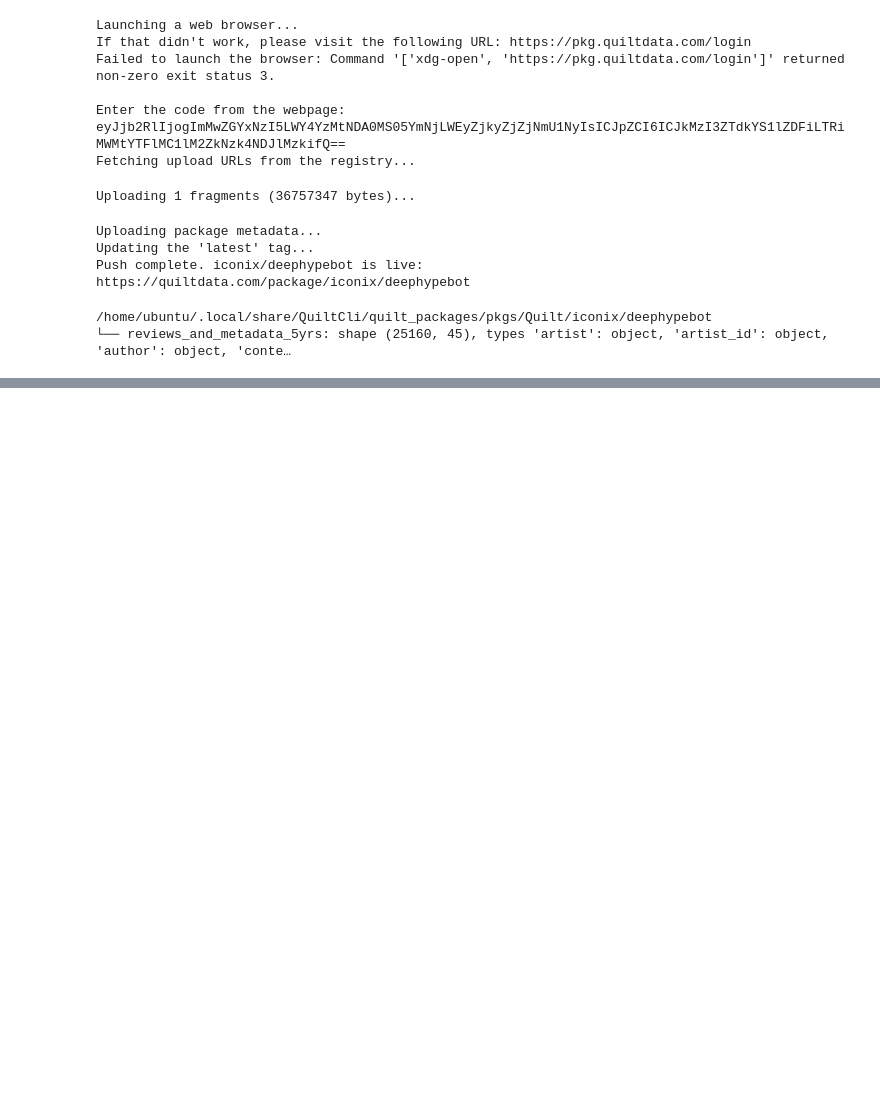
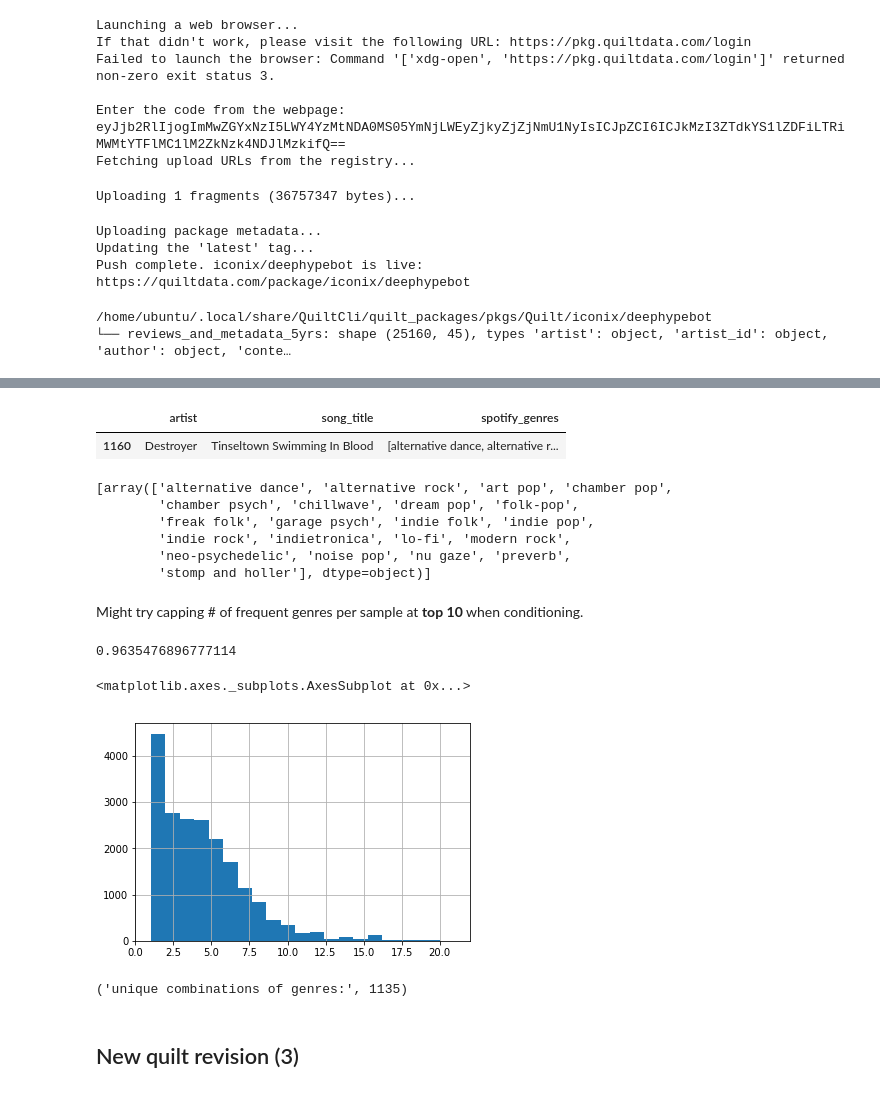
Before and after one commit to iconix/openai, a Jupyter notebook: nbs/quilt.ipynb, the cells around one changed output, grey strips where cells are left out. Drawn from its saved outputs; the diff is of its cells as text; code cells hidden in the pictures; blank space fills up the shorter version.

Commit message:
Quilt revision3 update

```diff
--- a/nbs/quilt.ipynb
+++ b/nbs/quilt.ipynb
@@ -100,0 +445,3 @@ quilt.inspect(pkg_name)
+# %%
+reviews_5yrs_df = reviews_5yrs_df.drop(genreless_df.index)
+reviews_5yrs_df.head()
@@ -100,0 +456,5 @@ quilt.inspect(pkg_name)
+# %%
+c1 = Counter([g for gg in reviews_5yrs_df.spotify_genres for g in gg])
+freq_genres = Counter({k:v for (k,v) in c1.items() if v >= freq_threshold})
+genre_present = reviews_5yrs_df.apply(lambda x: pd.Series(x.spotify_genres).isin(np.array(list(freq_genres.keys()))).any(), axis=1)
+genre_present.value_counts()
@@ -100,0 +497,2 @@ quilt.inspect(pkg_name)
+# %%
+reviews_5yrs_df.spotify_genres = reviews_5yrs_df.apply(lambda x: np.array(pd.Series(x.spotify_genres).where(pd.Series(x.spotify_genres).isin(np.array(list(freq_genres.keys())))).dropna()), axis=1)
@@ -100,0 +501,3 @@ quilt.inspect(pkg_name)
+# %%
+num_genres_per = reviews_5yrs_df.spotify_genres.apply(len)
+list(zip(range(1, len(num_genres_per.value_counts()) + 1), num_genres_per.value_counts(), num_genres_per.value_counts() / sum(num_genres_per.value_counts())))
@@ -100,0 +522,35 @@ quilt.inspect(pkg_name)
+# %%
+reviews_5yrs_df.loc[reviews_5yrs_df.spotify_genres.apply(lambda x: len(x) == 21)][['artist', 'song_title', 'spotify_genres']]
+# %% [output]
+|  | artist | song_title | spotify_genres |
+| 1160 | Destroyer | Tinseltown Swimming In Blood | [alternative dance, alternative r... |
+# %%
+list(reviews_5yrs_df.loc[reviews_5yrs_df.spotify_genres.apply(lambda x: len(x) == 21), 'spotify_genres'])
+# %% [output]
+[array(['alternative dance', 'alternative rock', 'art pop', 'chamber pop',
+        'chamber psych', 'chillwave', 'dream pop', 'folk-pop',
+        'freak folk', 'garage psych', 'indie folk', 'indie pop',
+        'indie rock', 'indietronica', 'lo-fi', 'modern rock',
+        'neo-psychedelic', 'noise pop', 'nu gaze', 'preverb',
+        'stomp and holler'], dtype=object)]
+# %% [markdown]
+Might try capping # of frequent genres per sample at **top 10** when conditioning.
+# %%
+cap = 10
+
+sum(num_genres_per.value_counts()[:cap] / sum(num_genres_per.value_counts()))
+# %% [output]
+0.9635476896777114
+# %%
+% matplotlib inline
+
+num_genres_per.hist(bins=len(num_genres_per.value_counts()))
+# %% [output]
+<matplotlib.axes._subplots.AxesSubplot at 0x...>
+[figure, added]
+# %%
+'unique combinations of genres:', len(Counter([tuple(set(ndarray)) for ndarray in reviews_5yrs_df.spotify_genres]))
+# %% [output]
+('unique combinations of genres:', 1135)
+# %% [markdown]
+## New quilt revision (3)
```
Also changed, not shown: parts of 50 cells of this notebook.
